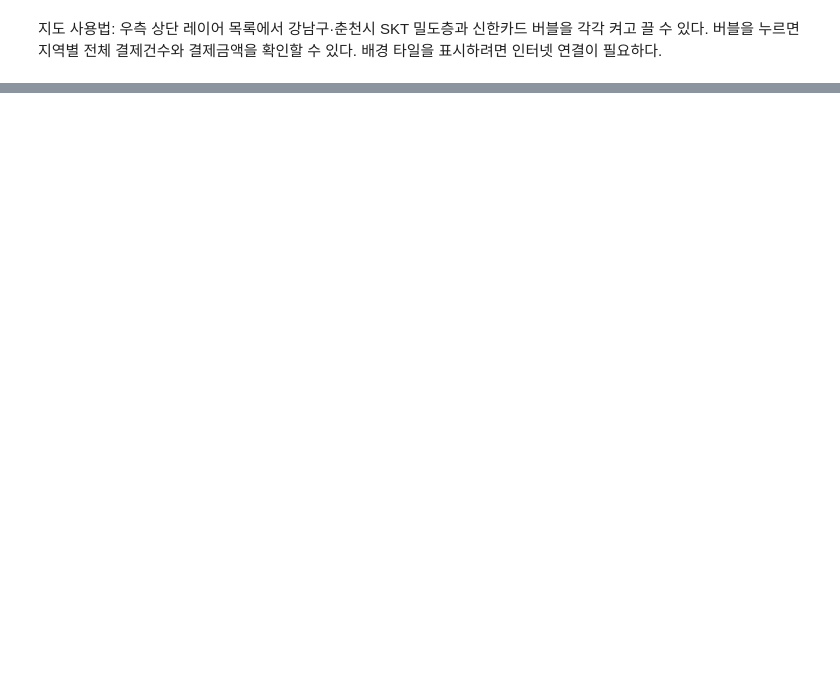
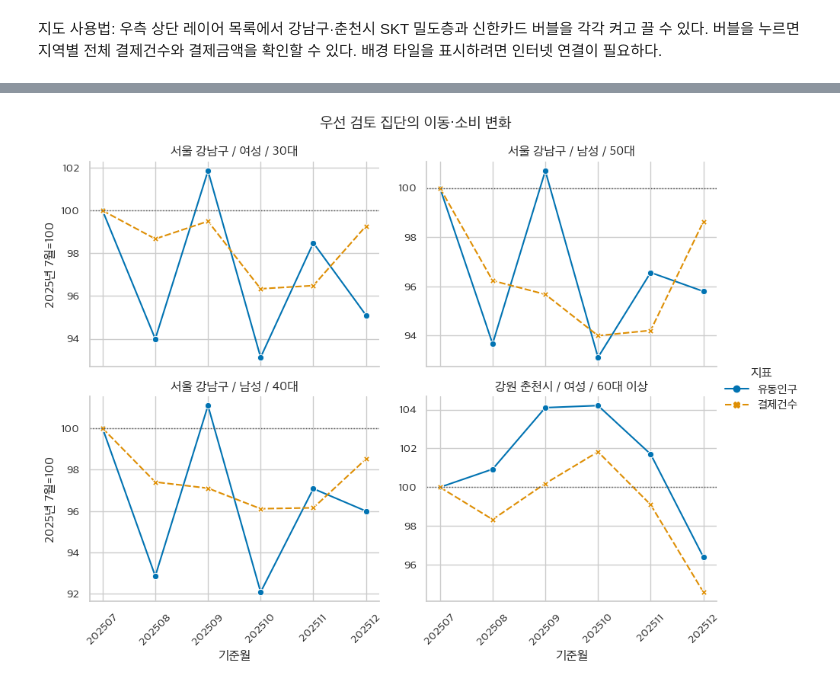
Before and after one commit to Team-Hambugi-Lab/bigcontest-social-isolation, a Jupyter notebook: notebooks/260922_EDA_provided_data_ljy.ipynb, the cells around one changed output, grey strips where cells are left out. Saved outputs shown, nothing was run; the diff lists cells and outputs as text; code cells hidden in the pictures; blank space fills up the shorter version.

```diff
--- a/notebooks/260922_EDA_provided_data_ljy.ipynb
+++ b/notebooks/260922_EDA_provided_data_ljy.ipynb
@@ -524,0 +889,39 @@ data_map
+# %%
+candidate_groups = signal_summary.head(4).index
+candidate_frame = combined.set_index(["지역", "성별", "연령대"]).loc[candidate_groups].reset_index()
+candidate_long = candidate_frame.melt(
+    id_vars=["기준월", "지역", "성별", "연령대"],
+    value_vars=["일평균유동인구_7월지수", "결제건수_7월지수"],
+    var_name="지표",
+    value_name="7월지수",
+)
+candidate_long["집단"] = (
+    candidate_long["지역"] + " / " + candidate_long["성별"] + " / " + candidate_long["연령대"]
+)
+candidate_long["지표"] = candidate_long["지표"].map(
+    {"일평균유동인구_7월지수": "유동인구", "결제건수_7월지수": "결제건수"}
+)
+
+chart = sns.relplot(
+    data=candidate_long,
+    x="기준월",
+    y="7월지수",
+    hue="지표",
+    style="지표",
+    col="집단",
+    col_wrap=2,
+    kind="line",
+    markers=True,
+    facet_kws={"sharey": False},
+    height=3.4,
+    aspect=1.35,
+)
+chart.set_axis_labels("기준월", "2025년 7월=100")
+chart.set_titles("{col_name}")
+for ax in chart.axes.flat:
+    ax.axhline(100, color="#555555", linewidth=1, linestyle=":")
+    ax.tick_params(axis="x", rotation=45)
+chart.figure.suptitle("우선 검토 집단의 이동·소비 변화", y=1.03)
+plt.show()
+# %% [output]
+[figure, added]
```
Also changed, not shown: parts of 21 cells of this notebook.
